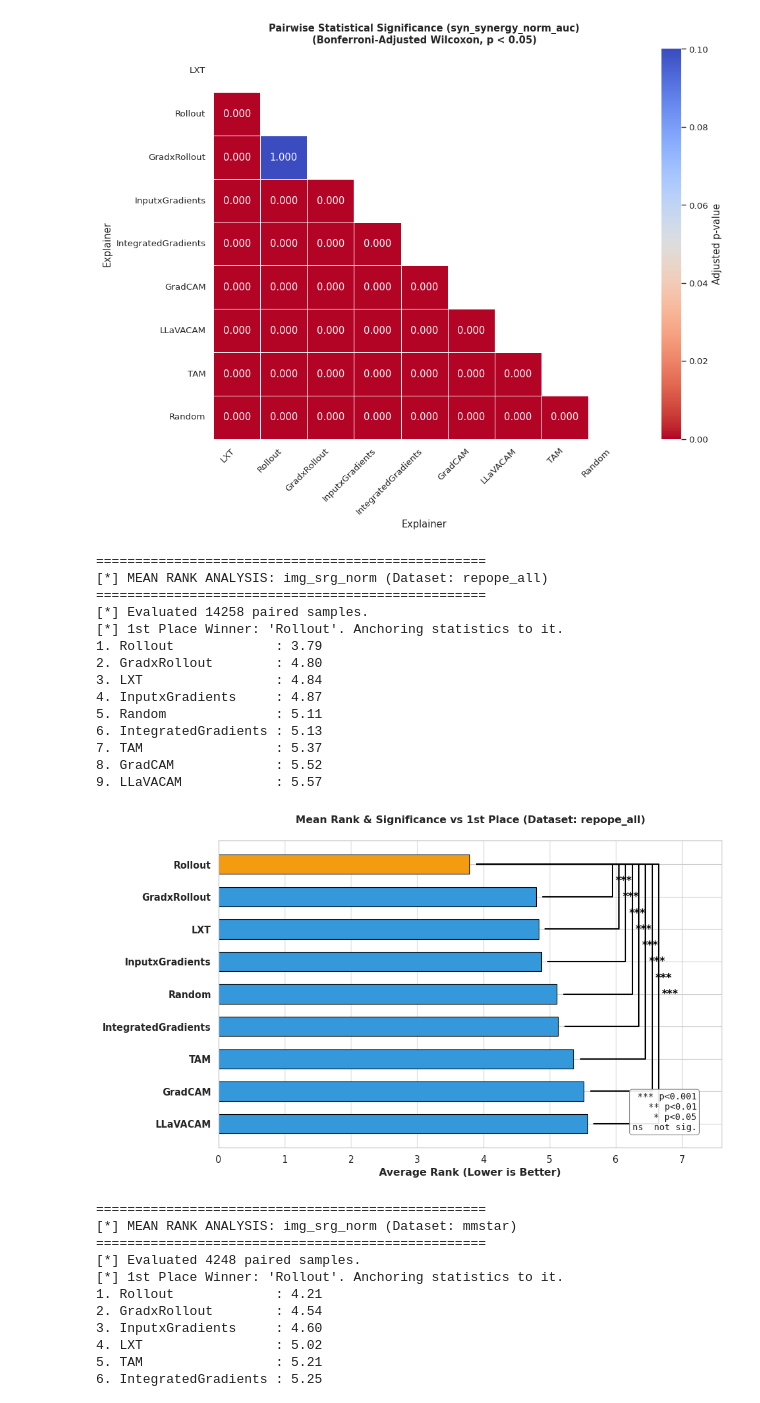
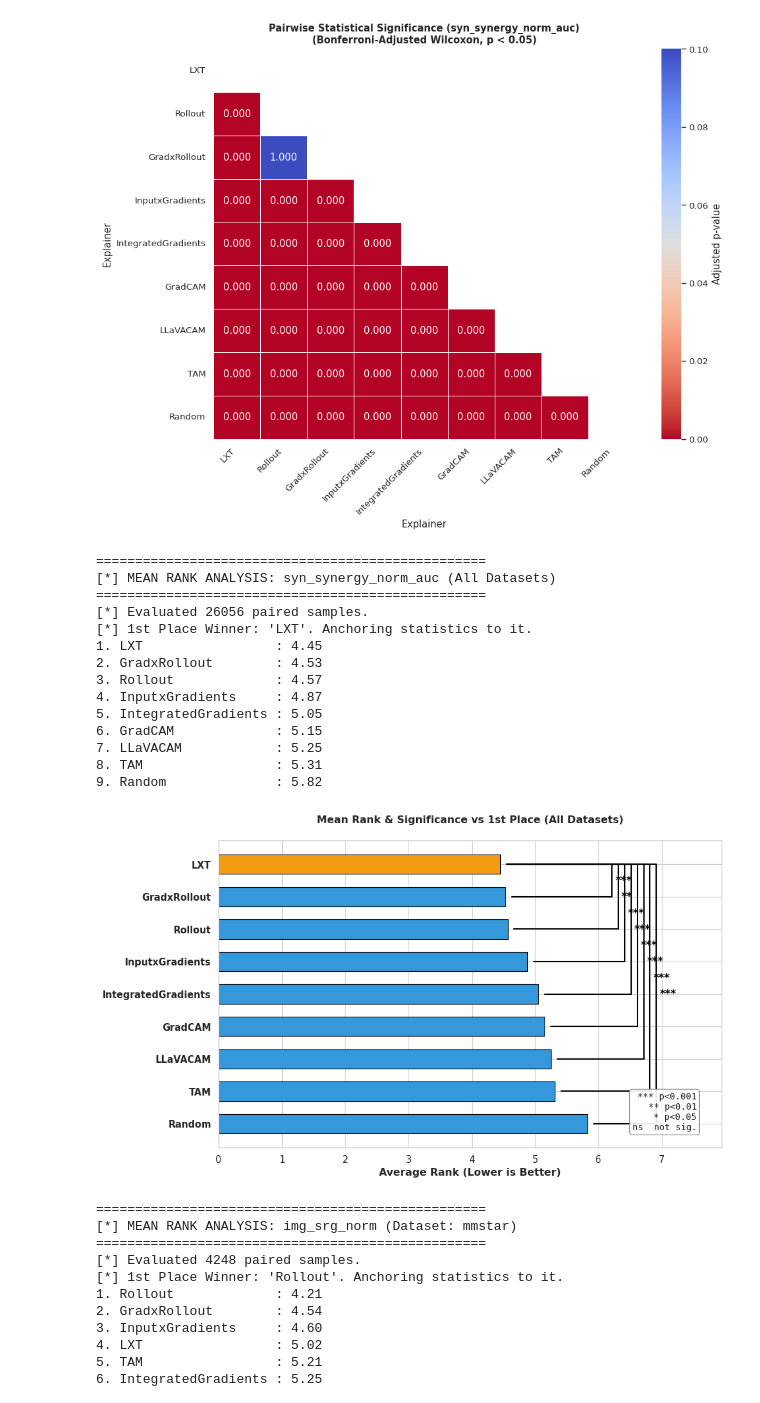
Before and after one commit to serval-uni-lu/xai-vdoc-benchmark, a Jupyter notebook: notebooks/test.ipynb, the cells around one changed output. Saved outputs shown, nothing was run; the diff lists cells and outputs as text; code cells hidden in the pictures.

```diff
--- a/notebooks/test.ipynb
+++ b/notebooks/test.ipynb
@@ -6023,8 +6036,11 @@ df = load_all_benchmark_data(base_dir="../logs/results",
 
 # df = df.drop(labels=plaus_cols, axis=1, errors="ignore")
 
-col_to_keep = ["sample_idx", "explainer", "xai_gen_time", "syn_synergy_auc", "syn_synergy_norm_auc",
-               "Model", "Dataset"]
+col_to_keep = ["sample_idx", "Explainer", "xai_gen_time", "syn_synergy_auc", "syn_synergy_norm_auc",
+               "Model", "Dataset", 'tok_srg_norm', 'tok_srg', 'img_srg_norm', 'img_srg',
+               'img_norm_auc_del', 'img_norm_auc_ins', 'img_auc_del', 'img_auc_ins',
+               'tok_norm_auc_del', 'tok_norm_auc_ins', 'tok_auc_del', 'tok_auc_ins',
+               ]
 df = df[col_to_keep]
 # %%
 df.shape
@@ -6047,0 +6251,10 @@ df.shape
+# %%
+metric = "srg_norm"
+IMG_METRIC = f'img_{metric}'
+# TOK_METRIC = f''tok_{metric}''
+TOK_METRIC = f'tok_{metric}'
+
+# Run the function
+tau_df = compute_kendalls_tau(df, IMG_METRIC, TOK_METRIC)
+# Run the plotting function
+plot_rank_shift_bump_chart(df, IMG_METRIC, TOK_METRIC, savefig=False)
@@ -6051,8 +6647,8 @@ import statsmodels.formula.api as smf
 
 # 1. Set the reference category for the Explainer (e.g., 'Random' or 'InputXGrad')
 # This makes all p-values and coefficients relative to this baseline.
-df['explainer'] = pd.Categorical(df['explainer'])
-df['explainer'] = df['explainer'].cat.reorder_categories(
+df['Explainer'] = pd.Categorical(df['Explainer'])
+df['Explainer'] = df['Explainer'].cat.reorder_categories(
     ['Random', 'LLaVACAM', 'GradCAM', 'Rollout', 'LXT', 'GradxRollout', 'TAM',
        'InputxGradients', 'IntegratedGradients',], # Put YOUR baseline first!
     ordered=True
@@ -6072,9 +6668,9 @@ vcf = {
 }
 
 # 4. Define and Fit the Model
-# "score ~ C(explainer)" means: Predict the score using the Explainer category as a Fixed Effect.
+# "score ~ C(Explainer)" means: Predict the score using the Explainer category as a Fixed Effect.
 model = smf.mixedlm(
-    formula="syn_synergy_norm_auc ~ C(explainer)",
+    formula="syn_synergy_norm_auc ~ C(Explainer)",
     data=df,
     groups=df['dummy_group'],
     vc_formula=vcf
@@ -6165,24 +6904,24 @@ p-value         : 0.00e+00
 --- Step 2: Pairwise Tests (Bonferroni Penalty Multiplier: 36.0) ---
 [figure]
 # %%
-compute_and_plot_ranks(df, metric='img_srg_norm',
-                        ascending_metric=False, dataset_filter="repope_all",)
+compute_and_plot_ranks(df, metric='syn_synergy_norm_auc',
+                        ascending_metric=False, dataset_filter=None,)
 # %% [output]
 ==================================================
-[*] MEAN RANK ANALYSIS: img_srg_norm (Dataset: repope_all)
+[*] MEAN RANK ANALYSIS: syn_synergy_norm_auc (All Datasets)
 ==================================================
-[*] Evaluated 14258 paired samples.
-[*] 1st Place Winner: 'Rollout'. Anchoring statistics to it.
-1. Rollout             : 3.79
-2. GradxRollout        : 4.80
-3. LXT                 : 4.84
+[*] Evaluated 26056 paired samples.
+[*] 1st Place Winner: 'LXT'. Anchoring statistics to it.
+1. LXT                 : 4.45
+2. GradxRollout        : 4.53
+3. Rollout             : 4.57
 4. InputxGradients     : 4.87
-5. Random              : 5.11
-6. IntegratedGradients : 5.13
-7. TAM                 : 5.37
-8. GradCAM             : 5.52
-9. LLaVACAM            : 5.57
+5. IntegratedGradients : 5.05
+6. GradCAM             : 5.15
+7. LLaVACAM            : 5.25
+8. TAM                 : 5.31
+9. Random              : 5.82
-[figure, old version]
+[figure, new version]
 # %%
 compute_and_plot_ranks(df, metric='img_srg_norm',
                         ascending_metric=False, dataset_filter="mmstar",)
```
Also changed, not shown: parts of 27 cells of this notebook, 3 other files.
